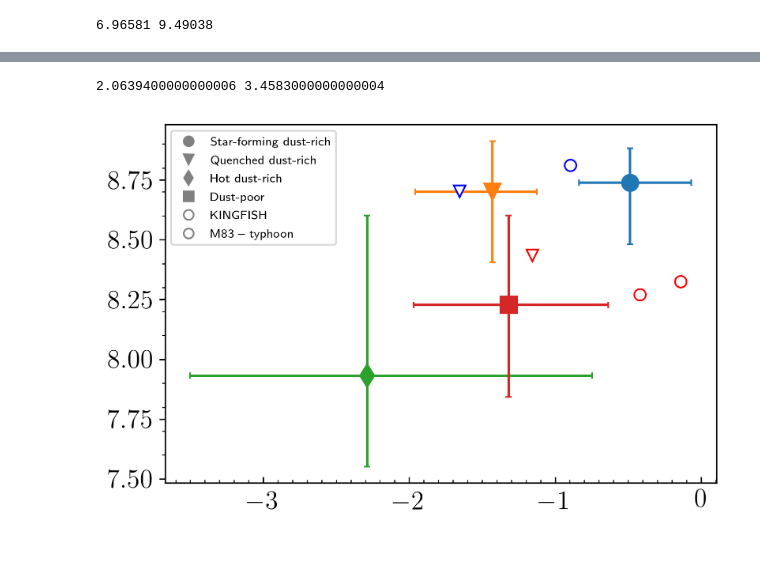
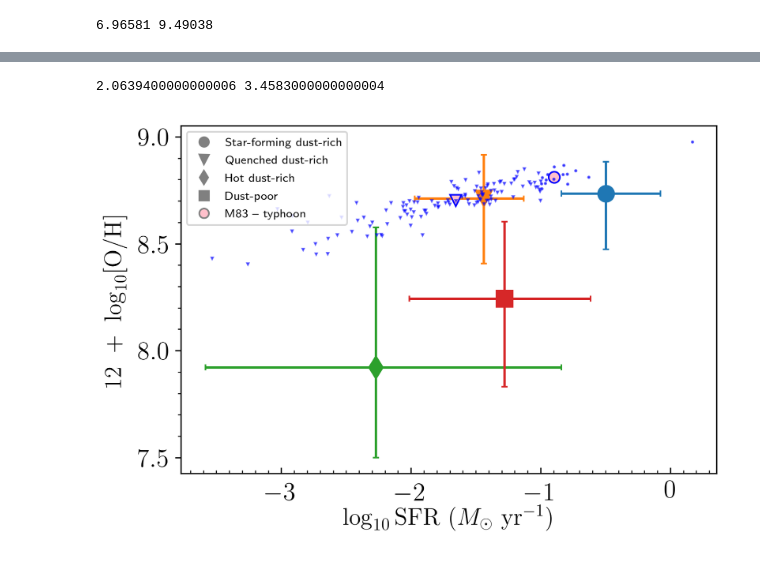
Before and after one commit to darrencroton/sage, a Jupyter notebook: analysis/dust-result.ipynb, the cells around one changed output, grey strips where cells are left out. Saved outputs shown, nothing was run; the diff lists cells and outputs as text; code cells hidden in the pictures.

```diff
--- a/analysis/dust-result.ipynb
+++ b/analysis/dust-result.ipynb
@@ -16,16 +16,16 @@ import Corrfunc
 from Corrfunc.theory.xi import xi
 # %%
 Hubble_h = 0.73
-BoxSize = ((62.5**3) * (8/8))**(1/3)
-#BoxSize = ((500**3) * (512/512))**(1/3)
+#BoxSize = ((62.5**3) * (8/8))**(1/3)
+BoxSize = ((500**3) * (512/512))**(1/3)
 #BoxSize = ((1000**3) * (1000/1000))**(1/3)
 #BoxSize = ((250**3) * (1/125))**(1/3)
 #print(BoxSize)
 dilute = 5000
 sSFRcut = -11.0
 # %%
-#directory = '../../output/test-bulge3/'
-directory = '../src/auxdata/trees/play2/'
+directory = '../../output/test-bulge3/'
+#directory = '../src/auxdata/trees/play2/'
 #directory1 = '../../output/no-destruct/'
 filename = 'model'
 #redshift = [127.000, 79.998, 50.000, 30.000, 19.916, 18.244, 16.725, 15.343, 14.086, 12.941, 11.897, 10.944, 10.073, 9.278, 8.550, 7.883, 7.272, 6.712, 6.197, 5.724, 5.289, 4.888, 4.520, 4.179, 3.866, 3.576, 3.308, 3.060, 2.831, 2.619, 2.422, 2.239, 2.070, 1.913, 1.766, 1.630, 1.504, 1.386, 1.276, 1.173, 1.078, 0.989, 0.905, 0.828, 0.755, 0.687, 0.624, 0.564, 0.509, 0.457, 0.408, 0.362, 0.320, 0.280, 0.242, 0.208, 0.175, 0.144, 0.116, 0.089, 0.064, 0.041, 0.020, 0.000]
@@ -38,7 +38,7 @@ redshift = [0.000, 1.386, 2.070, 3.060, 4.179, 5.289, 6.197, 7.272] #millennium
 #redshift = [0.000]
 #redshift = [0.000, 1.321, 2.028, 3.037, 4.038, 5.150, 6.022, 7.026] #MDPL
 firstfile = 0
-lastfile = 7
+lastfile = 511
 MaxTreeFiles = lastfile - firstfile + 1
 #print(lbtime)
 # %%
@@ -7778,7 +7820,7 @@ ax.errorbar(med_sfr_c, med_metals_c, yerr=([yerr[4]], [yerr[5]]), markersize=10,
 ax.errorbar(med_sfr_d, med_metals_d, yerr=([yerr[6]], [yerr[7]]),
          xerr=([xerr[6]], [xerr[7]]), xuplims=0, fmt='s', markersize=10,
             label="Dust-poor")
-
+'''
 #Plot Remy-Ruyer dataset
 w = np.where((Mstar_rr < 10) & (Mstar_rr - Mdust_rr < 4) & (SFR_rr > -1))[0]
 SFR_rr_a = SFR_rr[w]
@@ -7794,44 +7836,48 @@ w = np.where((Mstar_rr < 10) & (Mstar_rr - Mdust_rr > 4))[0]
 SFR_rr_d = SFR_rr[w]
 metal_rr_d = metallicity_rr[w]
 plt.errorbar(SFR_rr_d, metal_rr_d, fmt='rs', markersize=7, mfc='white')
-
+'''
 #Plot Typhoon dataset
 w = np.where((Mstar_typhoon - Mdust_typhoon < 4) & (SFR_typhoon > -1))[0]
 SFR_typhoon_a = SFR_typhoon[w]
 metal_typhoon_a = Z_typhoon[w]
-plt.errorbar(np.median(SFR_typhoon_a), np.median(metal_typhoon_a), fmt='bo', markersize=7, mfc='white', label="M83 -- typhoon")
+plt.errorbar(np.median(SFR_typhoon_a), np.median(metal_typhoon_a), fmt='bo', markersize=7, mfc='pink', label="M83 -- typhoon")
+plt.errorbar(SFR_typhoon_a, metal_typhoon_a, fmt='bo', markersize=1, alpha=0.6)
 
 w = np.where((Mstar_typhoon - Mdust_typhoon < 4) & (SFR_typhoon < -1))[0]
 SFR_typhoon_b = SFR_typhoon[w]
 metal_typhoon_b = Z_typhoon[w]
-plt.errorbar(np.median(SFR_typhoon_b), np.median(metal_typhoon_b), fmt='bv', markersize=7, mfc='white')
+plt.errorbar(np.median(SFR_typhoon_b), np.median(metal_typhoon_b), fmt='bv', markersize=7, mfc='pink')
+plt.errorbar(SFR_typhoon_b, metal_typhoon_b, fmt='bv', markersize=1, alpha=0.6)
 
 w = np.where((Mstar_typhoon - Mdust_typhoon  > 4))[0]
 SFR_typhoon_d = SFR_typhoon[w]
 metal_typhoon_d =Z_typhoon[w]
 plt.errorbar(SFR_typhoon_d, metal_typhoon_d, fmt='bs', markersize=7, mfc='white')
 
 print(min(Mstar_typhoon - Mdust_typhoon), max(Mstar_typhoon - Mdust_typhoon))
 # get handles
 handles, labels = ax.get_legend_handles_labels()
 
 handles2 = [copy.copy(h[0]) for h in handles]
 
 for h in handles2:
     h.set_color("grey")
     h.set_markersize(6.0)
 
 ax.legend(handles2, labels, loc='upper left',prop={'size': 7.5})
 
 #plt.xlim(-6, 1.5)
 #plt.ylim(0, 1)
 
 ax.xaxis.set_minor_locator(plt.MultipleLocator(0.1))
 ax.yaxis.set_minor_locator(plt.MultipleLocator(0.1))
 #plt.yticks([0, 0.5, 1])
 ax.tick_params(axis='x',which='both',direction='in')
+plt.xlabel(r'$\log_{10} \mathrm{SFR}\ (M_{\odot}\ \mathrm{yr}^{-1})$', fontsize=15)
+plt.ylabel(r'$12\ +\ \log_{10}[\mathrm{O/H}]$', fontsize=15)
 
-#plt.savefig('plots/btt-sfr-Z-testbulge3.png', bbox_inches='tight')
+plt.savefig('plots/btt-sfr-Z-typhoon.png', bbox_inches = "tight")
 # %% [output]
 2.0639400000000006 3.4583000000000004
-[figure, old version]
+[figure, new version]
```
Also changed, not shown: parts of 14 cells of this notebook.
